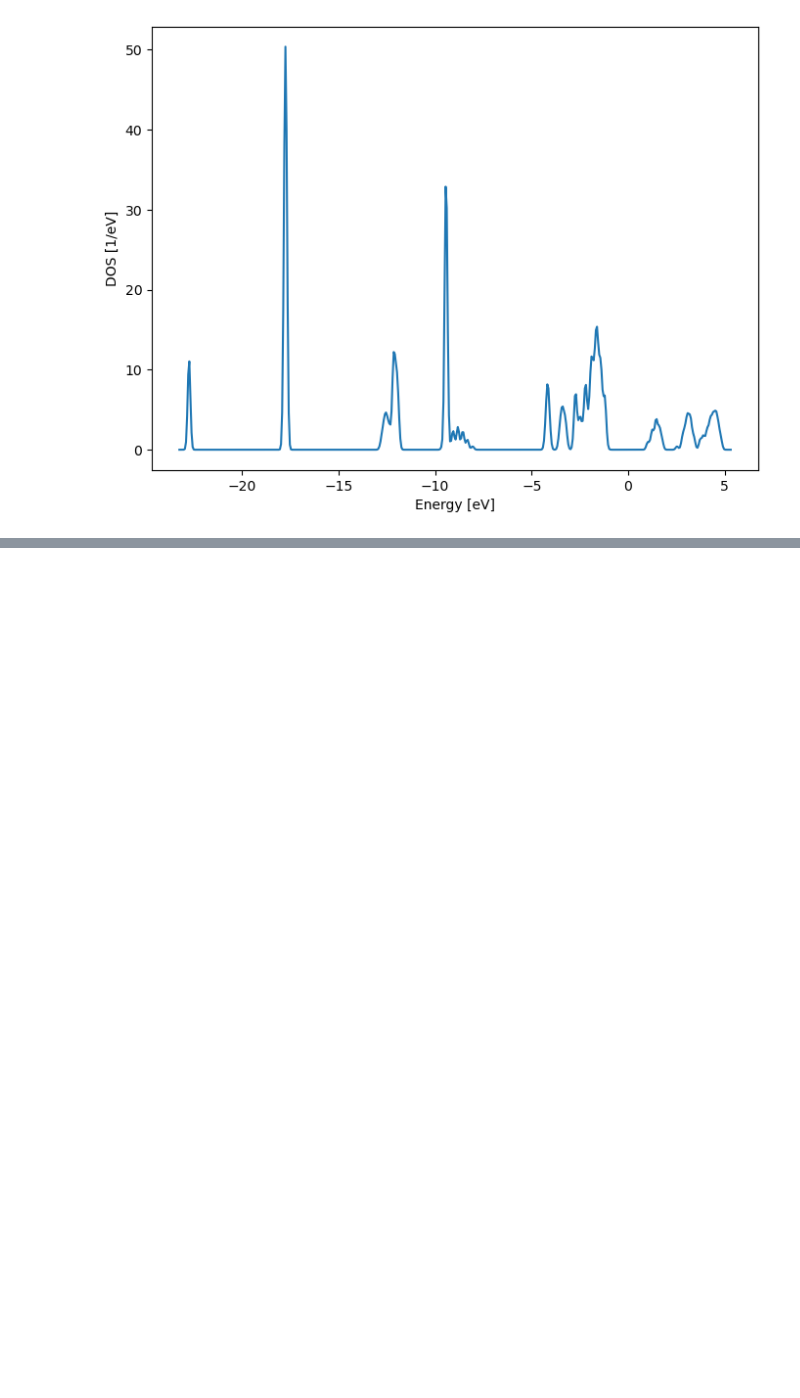
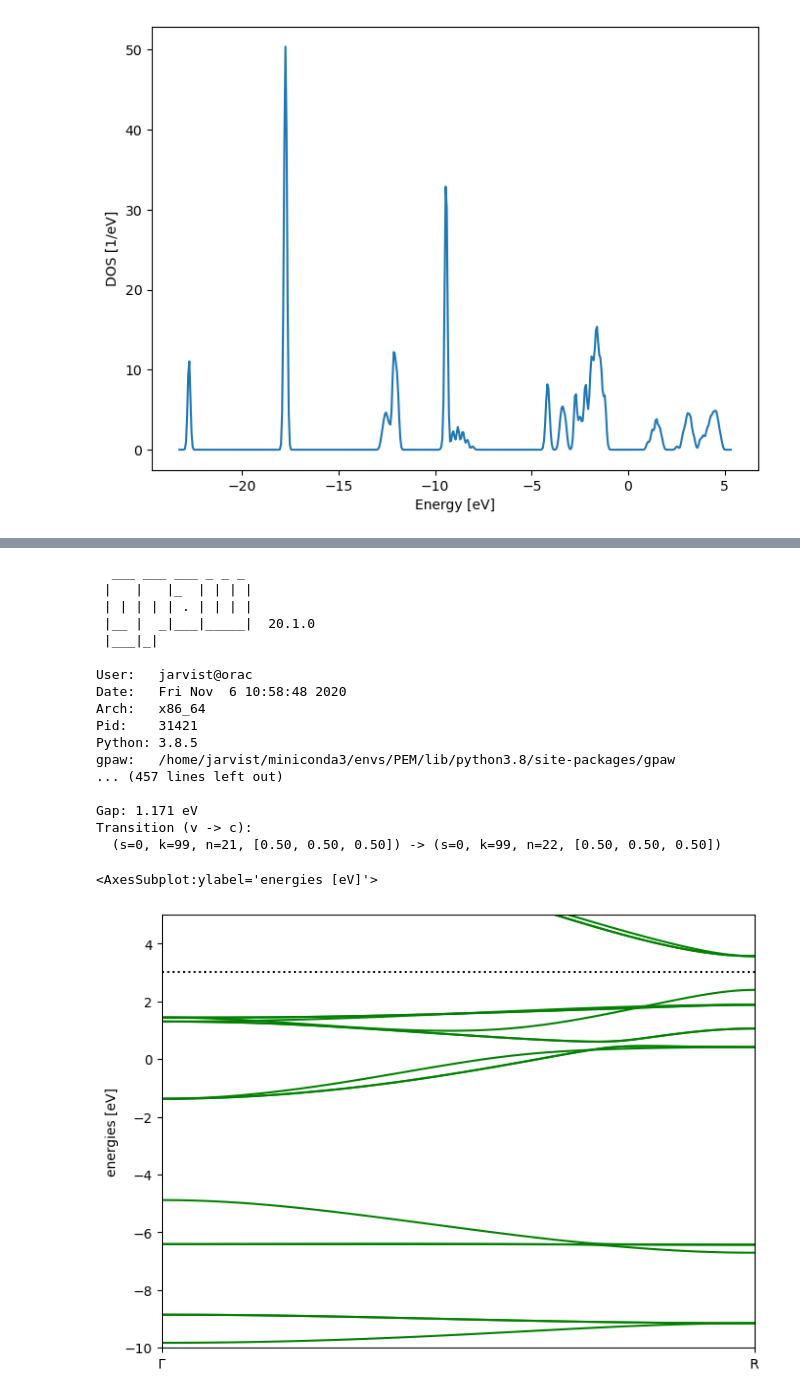
Before and after one commit to jarvist/ijulia-notebooks, a Jupyter notebook: ASE-GPAW-BandStructure.ipynb, the cells around one changed output, grey strips where cells are left out. Cells and saved outputs as stored; diff of their text form; code cells hidden in the pictures; blank space fills up the shorter version.

Commit message:
Extra comments and clean up effective mass bit

```diff
--- a/ASE-GPAW-BandStructure.ipynb
+++ b/ASE-GPAW-BandStructure.ipynb
@@ -202,0 +223,34 @@ plt.show()
+# %%
+# OK, from inspection of the band structure above, the gap is at R.
+#  Also, this is what the band gap function told us. (Always cross check as you work!)
+# So let's just generate a simple band structure, from Gamma to R.
+# We're going to calculate the effective mass in this 1D direction from R.
+bs_calc = GPAW('atoms.gpw',
+               fixdensity=True,
+               symmetry='off')
+bs_calc.set(kpts={'path': 'GR', 'npoints': 100})
+ # path through k-space taken from Materials project; or from analysis above
+
+bs_calc.get_potential_energy() # eval at these k-point path
+bs=bs_calc.band_structure() # generate the plot object
+bs.plot()
+# %% [output]
+  ___ ___ ___ _ _ _
+ |   |   |_  | | | |
+ | | | | | . | | | |
+ |__ |  _|___|_____|  20.1.0
+ |___|_|
+
+User:   jarvist@orac
+Date:   Fri Nov  6 10:58:48 2020
+Arch:   x86_64
+Pid:    31421
+Python: 3.8.5
+gpaw:   /home/jarvist/miniconda3/envs/PEM/lib/python3.8/site-packages/gpaw
+... (457 lines left out)
+
+Gap: 1.171 eV
+Transition (v -> c):
+  (s=0, k=99, n=21, [0.50, 0.50, 0.50]) -> (s=0, k=99, n=22, [0.50, 0.50, 0.50])
+<AxesSubplot:ylabel='energies [eV]'>
+[figure, added]
```
Also changed, not shown: parts of 19 cells of this notebook.
